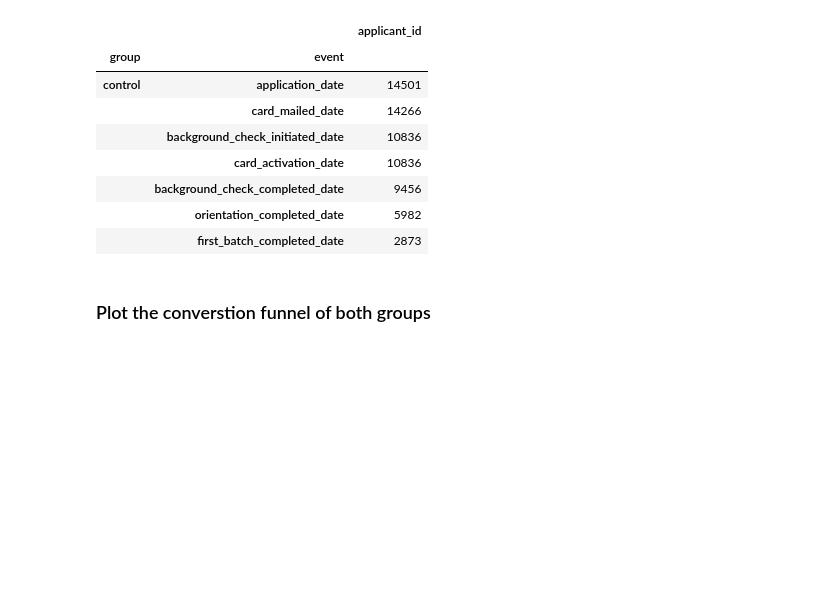
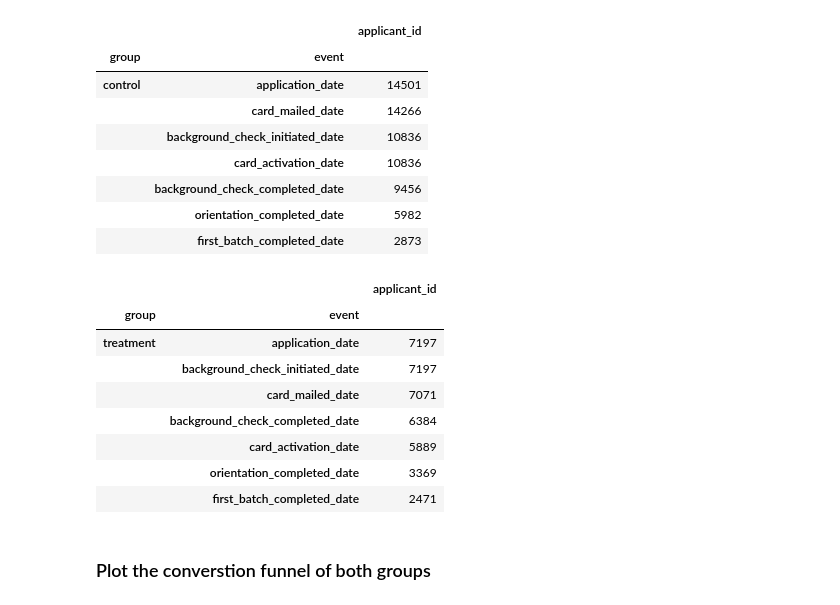
Before and after one commit to ArthurXia1031/Data_Science_Project, a Jupyter notebook: ab_test_analysis/ab_instacart/instacart_solution.ipynb, the cells around one changed output. Drawn from its saved outputs; the diff is of its cells as text; code cells hidden in the pictures; blank space fills up the shorter version.

```diff
--- a/ab_test_analysis/ab_instacart/instacart_solution.ipynb
+++ b/ab_test_analysis/ab_instacart/instacart_solution.ipynb
@@ -154,6 +154,27 @@ df_control_converstion
 |  | background_check_completed_date | 9456 |
 |  | orientation_completed_date | 5982 |
 |  | first_batch_completed_date | 2873 |
+# %%
+# check converstion funnel and its sequence by group
+
+df_treatment_converstion = df[df['group'] == 'treatment'].groupby(['group',
+                                                                   'event']).applicant_id.nunique().sort_values(
+    ascending=False)
+
+df_treatment_converstion = df_treatment_converstion.to_frame()
+# change the pd.series to pd.dataframe
+
+df_treatment_converstion
+# %% [output]
+|  |  | applicant_id |
+| group | event |  |
+| treatment | application_date | 7197 |
+|  | background_check_initiated_date | 7197 |
+|  | card_mailed_date | 7071 |
+|  | background_check_completed_date | 6384 |
+|  | card_activation_date | 5889 |
+|  | orientation_completed_date | 3369 |
+|  | first_batch_completed_date | 2471 |
 # %% [markdown]
 ### Plot the converstion funnel of both groups
 # %%
```
Also changed, not shown: parts of 4 cells of this notebook, 1 other file.
